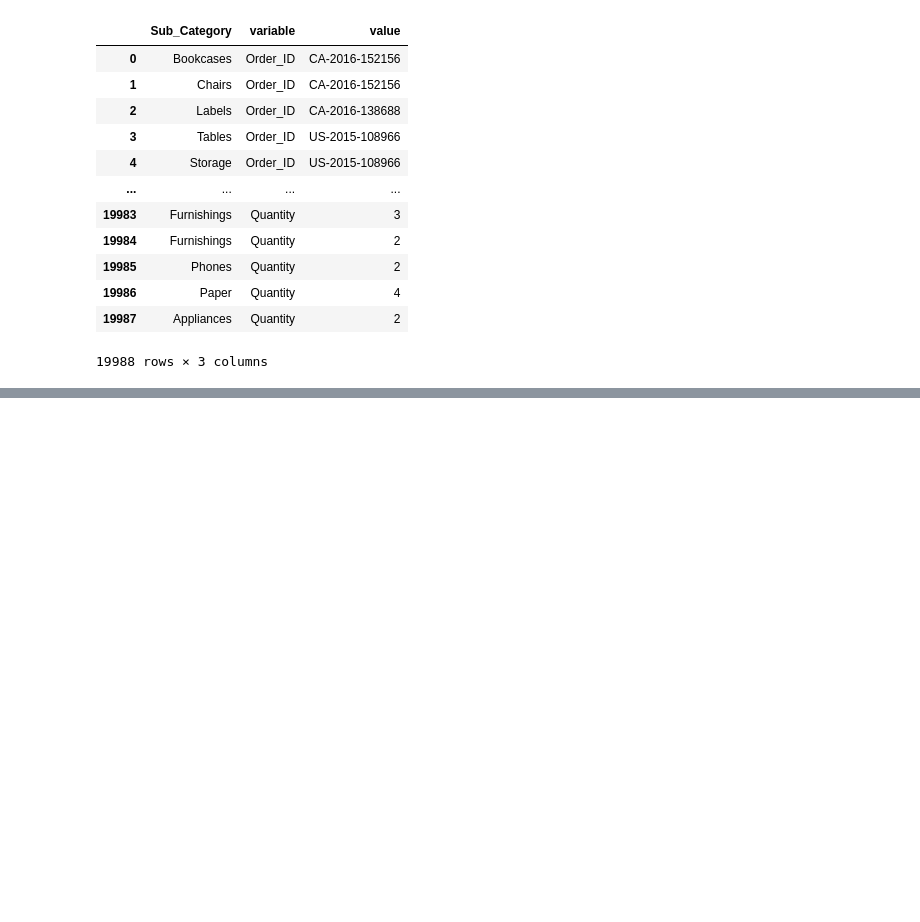
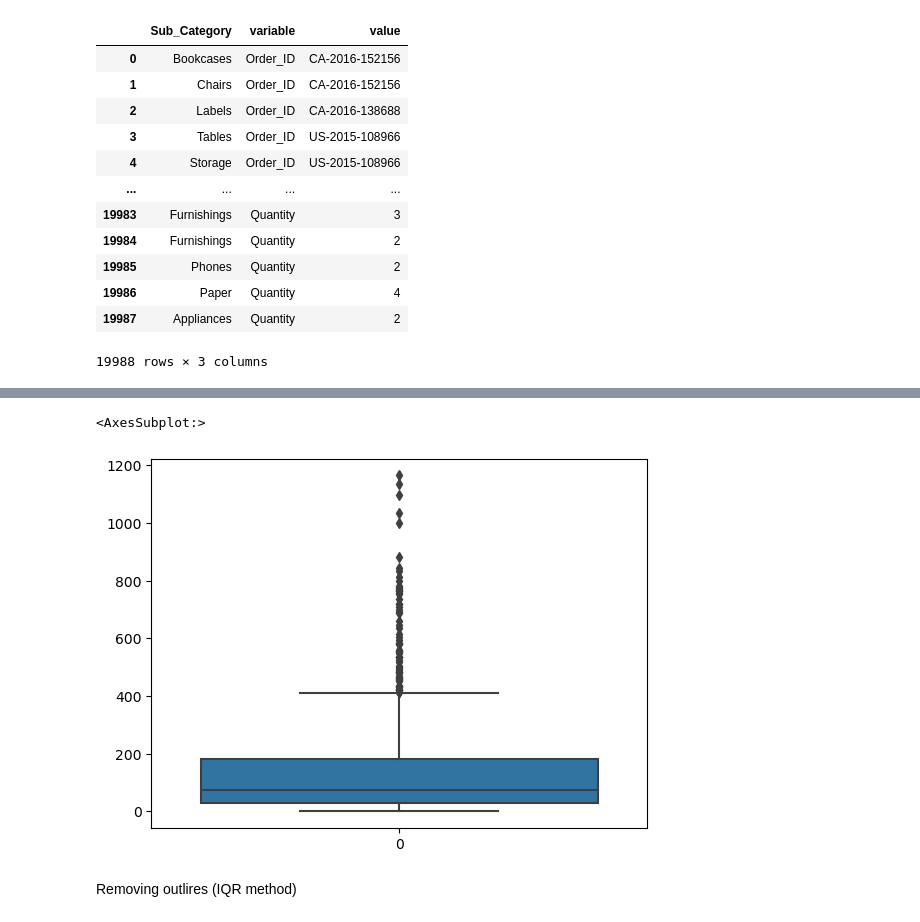
Before and after one commit to YanaOrf/E_Commerce, a Jupyter notebook: E-commerce EDA.ipynb, the cells around one changed output, grey strips where cells are left out. Saved outputs shown, nothing was run; the diff lists cells and outputs as text; code cells hidden in the pictures; blank space fills up the shorter version.

```diff
--- a/E-commerce EDA.ipynb
+++ b/E-commerce EDA.ipynb
@@ -184,0 +276,7 @@ ValueError: Index contains duplicate entries, cannot reshape
+# %%
+sns.boxplot(data=metrics["Recency"])
+# %% [output]
+<AxesSubplot:>
+[figure, added]
+# %% [markdown]
+Removing outlires (IQR method)
```
Also changed, not shown: parts of 24 cells of this notebook.
